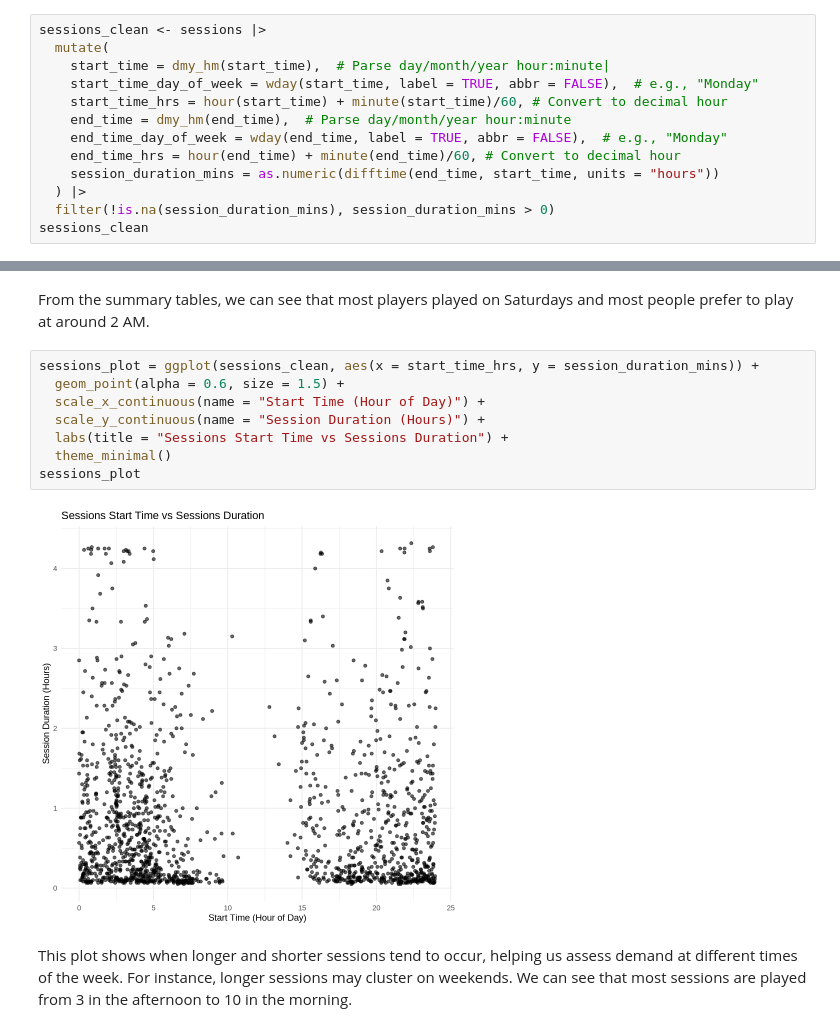
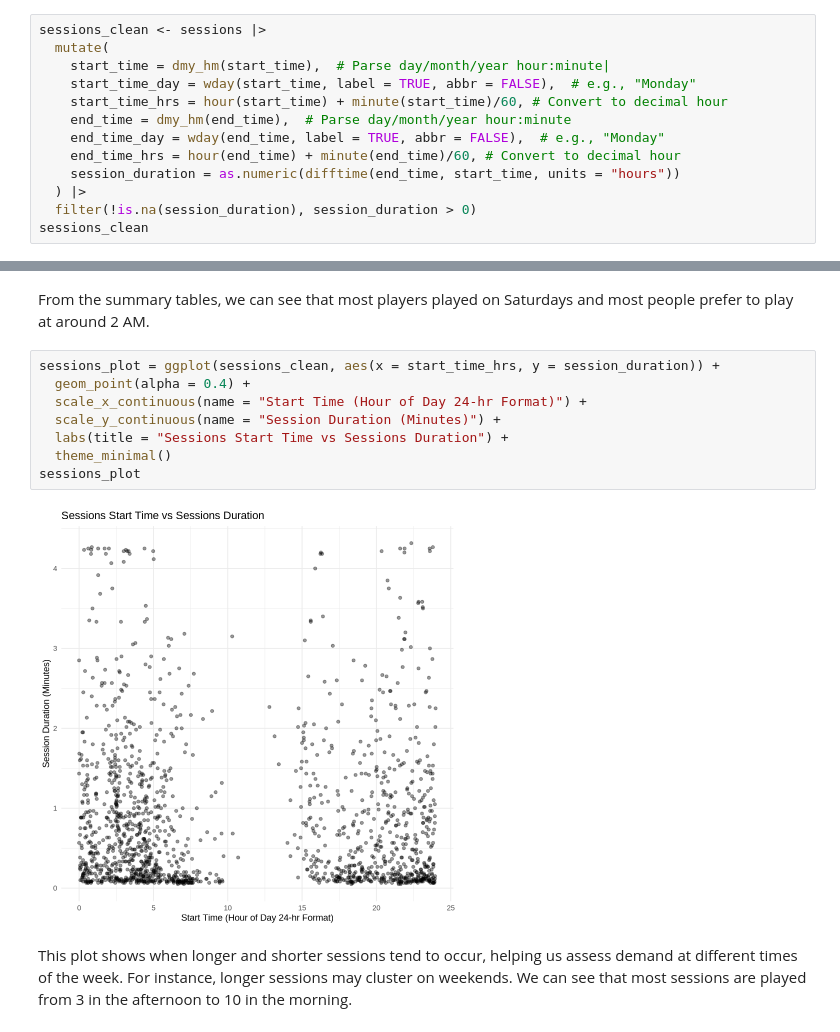
Before and after one commit to sotheasong/dsci100-project, a Jupyter notebook: project.ipynb, the cells around one changed output, grey strips where cells are left out. Saved outputs shown, nothing was run; the diff lists cells and outputs as text.

```diff
--- a/project.ipynb
+++ b/project.ipynb
@@ -58,14 +58,14 @@ A data.frame: 6 × 2
 sessions_clean <- sessions |>
   mutate(
     start_time = dmy_hm(start_time),  # Parse day/month/year hour:minute|
-    start_time_day_of_week = wday(start_time, label = TRUE, abbr = FALSE),  # e.g., "Monday"
+    start_time_day = wday(start_time, label = TRUE, abbr = FALSE),  # e.g., "Monday"
     start_time_hrs = hour(start_time) + minute(start_time)/60, # Convert to decimal hour
     end_time = dmy_hm(end_time),  # Parse day/month/year hour:minute
-    end_time_day_of_week = wday(end_time, label = TRUE, abbr = FALSE),  # e.g., "Monday"
+    end_time_day = wday(end_time, label = TRUE, abbr = FALSE),  # e.g., "Monday"
     end_time_hrs = hour(end_time) + minute(end_time)/60, # Convert to decimal hour
-    session_duration_mins = as.numeric(difftime(end_time, start_time, units = "hours"))
+    session_duration = as.numeric(difftime(end_time, start_time, units = "hours"))
   ) |>
-  filter(!is.na(session_duration_mins), session_duration_mins > 0)
+  filter(!is.na(session_duration), session_duration > 0)
 sessions_clean
 # %% [output]
 A data.frame: 1533 × 7
@@ -120,15 +120,15 @@ A tibble: 7 × 4
 # %% [markdown]
 From the summary tables, we can see that most players played on Saturdays and most people prefer to play at around 2 AM.
 # %%
-sessions_plot = ggplot(sessions_clean, aes(x = start_time_hrs, y = session_duration_mins)) +
-  geom_point(alpha = 0.6, size = 1.5) +
-  scale_x_continuous(name = "Start Time (Hour of Day)") +
-  scale_y_continuous(name = "Session Duration (Hours)") +
+sessions_plot = ggplot(sessions_clean, aes(x = start_time_hrs, y = session_duration)) +
+  geom_point(alpha = 0.4) +
+  scale_x_continuous(name = "Start Time (Hour of Day 24-hr Format)") +
+  scale_y_continuous(name = "Session Duration (Minutes)") +
   labs(title = "Sessions Start Time vs Sessions Duration") +
   theme_minimal()
 sessions_plot
 # %% [output]
-[figure, old version]
+[figure, new version]
 # %% [markdown]
 This plot shows when longer and shorter sessions tend to occur, helping us assess demand at different times of the week. For instance, longer sessions may cluster on weekends. We can see that most sessions are played from 3 in the afternoon to 10 in the morning.
 # %% [markdown]
```
Also changed, not shown: parts of 11 cells of this notebook.
